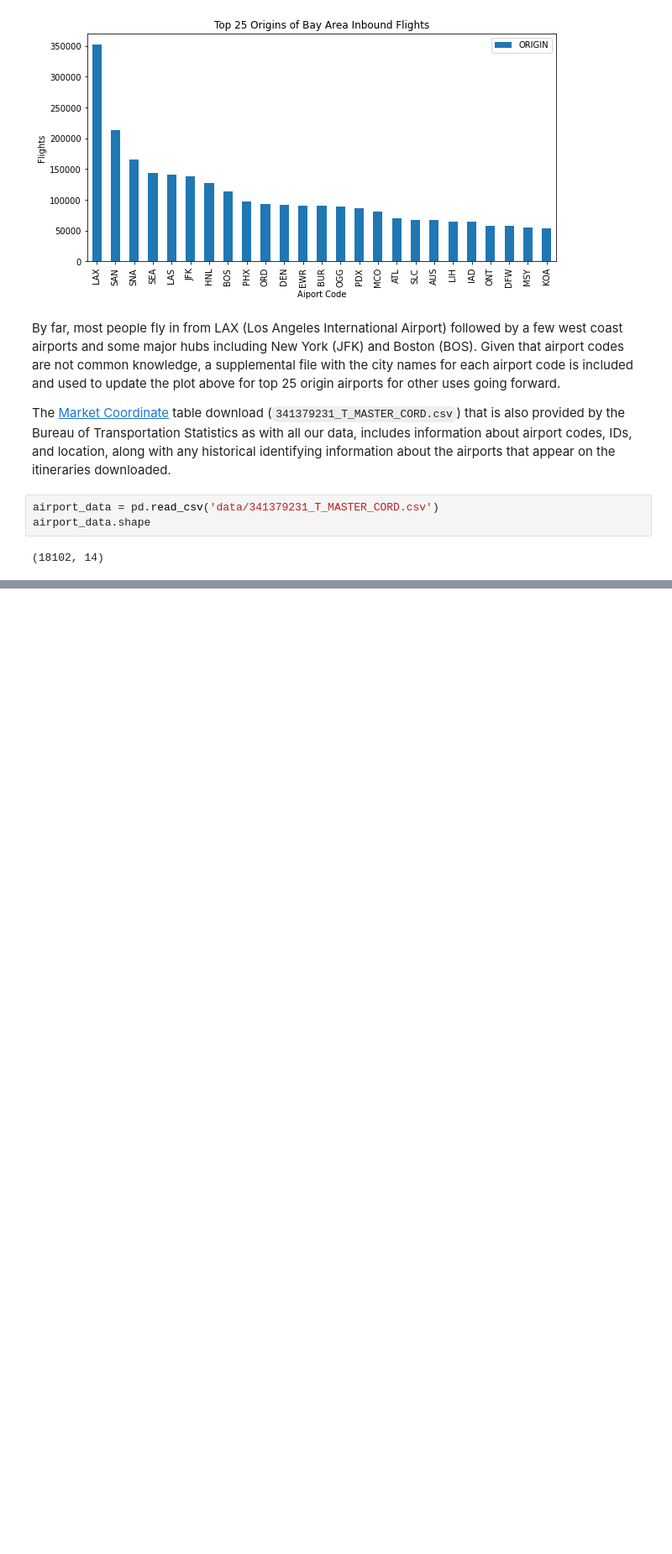
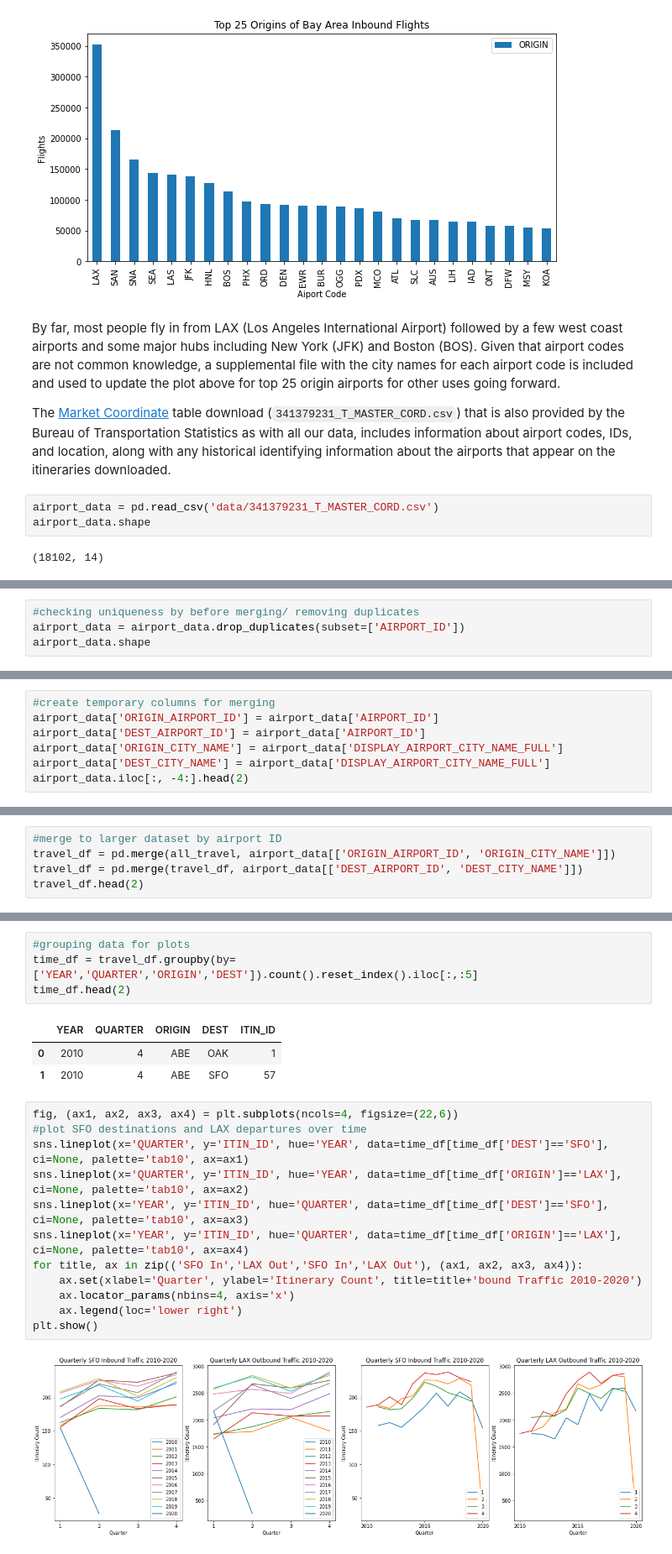
Before and after one commit to siawayforward/DS4A-group-project, a Jupyter notebook: data-exploration-airports.ipynb, the cells around one changed output, grey strips where cells are left out. Shown at 84% size. Drawn from its saved outputs; the diff is of its cells as text; blank space fills up the shorter version.

Commit message:
facts and figures, update chart labels Sia

```diff
--- a/data-exploration-airports.ipynb
+++ b/data-exploration-airports.ipynb
@@ -282,0 +66,4 @@ airport_data.head(2)
+# %%
+#checking uniqueness by before merging/ removing duplicates
+airport_data = airport_data.drop_duplicates(subset=['AIRPORT_ID'])
+airport_data.shape
@@ -282,0 +72,7 @@ airport_data.head(2)
+# %%
+#create temporary columns for merging
+airport_data['ORIGIN_AIRPORT_ID'] = airport_data['AIRPORT_ID']
+airport_data['DEST_AIRPORT_ID'] = airport_data['AIRPORT_ID']
+airport_data['ORIGIN_CITY_NAME'] = airport_data['DISPLAY_AIRPORT_CITY_NAME_FULL']
+airport_data['DEST_CITY_NAME'] = airport_data['DISPLAY_AIRPORT_CITY_NAME_FULL']
+airport_data.iloc[:, -4:].head(2)
@@ -386,0 +93,5 @@ airport_market_dupes = markets[(markets['DISPLAY_AIRPORT_CITY_NAME_FULL']>1) | (
+# %%
+#merge to larger dataset by airport ID
+travel_df = pd.merge(all_travel, airport_data[['ORIGIN_AIRPORT_ID', 'ORIGIN_CITY_NAME']])
+travel_df = pd.merge(travel_df, airport_data[['DEST_AIRPORT_ID', 'DEST_CITY_NAME']])
+travel_df.head(2)
@@ -386,0 +163,22 @@ airport_market_dupes = markets[(markets['DISPLAY_AIRPORT_CITY_NAME_FULL']>1) | (
+# %%
+#grouping data for plots
+time_df = travel_df.groupby(by=['YEAR','QUARTER','ORIGIN','DEST']).count().reset_index().iloc[:,:5]
+time_df.head(2)
+# %% [output]
+|  | YEAR | QUARTER | ORIGIN | DEST | ITIN_ID |
+| 0 | 2010 | 4 | ABE | OAK | 1 |
+| 1 | 2010 | 4 | ABE | SFO | 57 |
+# %%
+fig, (ax1, ax2, ax3, ax4) = plt.subplots(ncols=4, figsize=(22,6))
+#plot SFO destinations and LAX departures over time
+sns.lineplot(x='QUARTER', y='ITIN_ID', hue='YEAR', data=time_df[time_df['DEST']=='SFO'], ci=None, palette='tab10', ax=ax1)
+sns.lineplot(x='QUARTER', y='ITIN_ID', hue='YEAR', data=time_df[time_df['ORIGIN']=='LAX'], ci=None, palette='tab10', ax=ax2)
+sns.lineplot(x='YEAR', y='ITIN_ID', hue='QUARTER', data=time_df[time_df['DEST']=='SFO'], ci=None, palette='tab10', ax=ax3)
+sns.lineplot(x='YEAR', y='ITIN_ID', hue='QUARTER', data=time_df[time_df['ORIGIN']=='LAX'], ci=None, palette='tab10', ax=ax4)
+for title, ax in zip(('SFO In','LAX Out','SFO In','LAX Out'), (ax1, ax2, ax3, ax4)):
+    ax.set(xlabel='Quarter', ylabel='Itinerary Count', title=title+'bound Traffic 2010-2020')
+    ax.locator_params(nbins=4, axis='x')
+    ax.legend(loc='lower right')
+plt.show()
+# %% [output]
+[figure, added]
```
Also changed, not shown: parts of 56 cells of this notebook.
